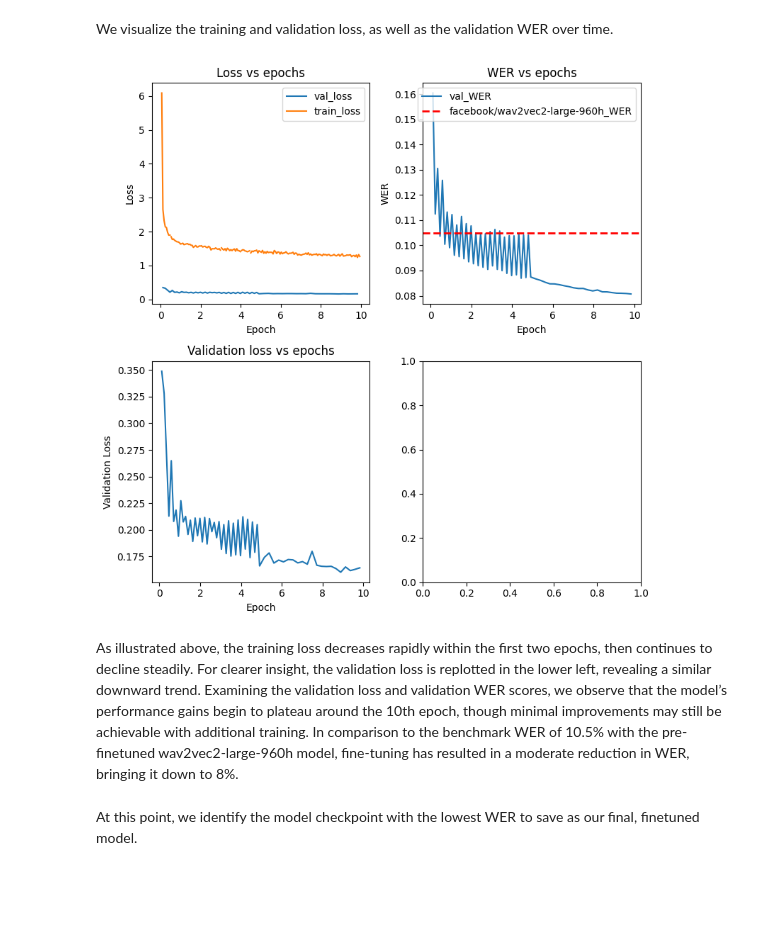
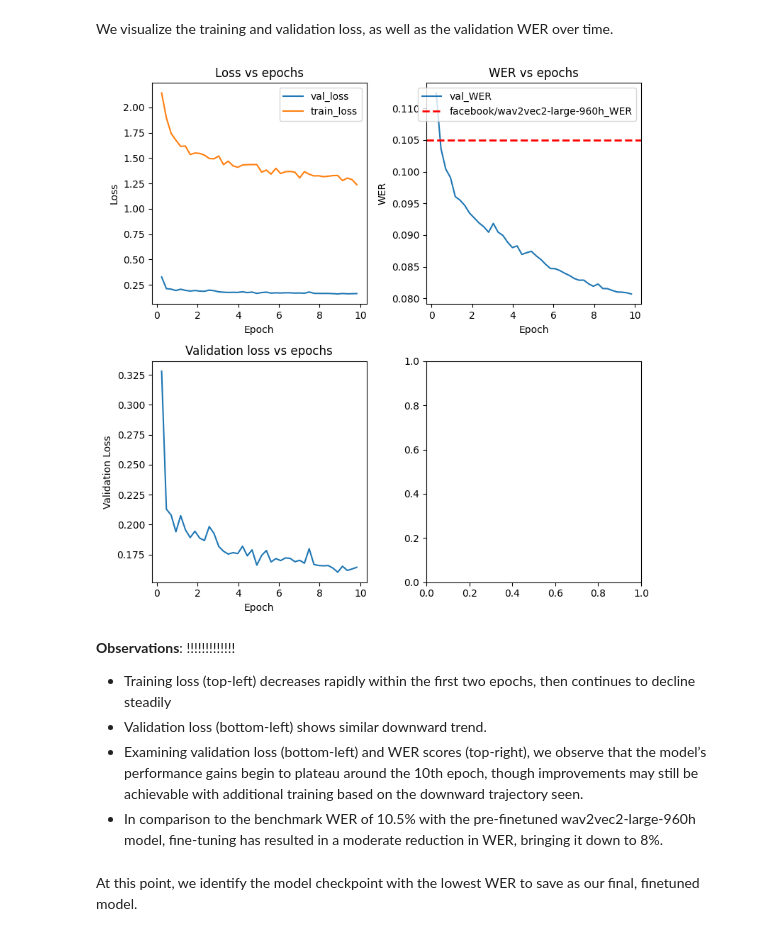
Before and after one commit to teofc111/asr_project, a Jupyter notebook: asr-train/cv-train-2a.ipynb, the cells around one changed output. Drawn from its saved outputs; the diff is of its cells as text; code cells hidden in the pictures; blank space fills up the shorter version.

```diff
--- a/asr-train/cv-train-2a.ipynb
+++ b/asr-train/cv-train-2a.ipynb
@@ -599,31 +613,35 @@ df_eval = df.loc[~pd.isna(df['eval/loss']),:]
 # %%
 fig, axs = plt.subplots(2,2,figsize=(8,8))
 axs = axs.flatten()
 
 axs[0].plot(df_eval['train/epoch'],df_eval['eval/loss'],label='val_loss')
-axs[0].plot(df['train/epoch'],df['train/loss'],label='train_loss')
+axs[0].plot(df_eval['train/epoch'],df_eval['train/loss'],label='train_loss')
 axs[0].set_title('Loss vs epochs')
 axs[0].set_xlabel('Epoch')
 axs[0].set_ylabel('Loss')
 axs[0].legend()
 
 axs[1].plot(df_eval['train/epoch'],df_eval['eval/wer'],label='val_WER')
 axs[1].axhline(y=0.105, color='red', linestyle='--', linewidth=2, label='facebook/wav2vec2-large-960h_WER')
 axs[1].set_title('WER vs epochs')
 axs[1].set_xlabel('Epoch')
 axs[1].set_ylabel('WER')
 axs[1].legend()
 
 axs[2].plot(df_eval['train/epoch'],df_eval['eval/loss'])
 axs[2].set_title('Validation loss vs epochs')
 axs[2].set_xlabel('Epoch')
 axs[2].set_ylabel('Validation Loss')
 
 fig.tight_layout()
 # %% [output]
-[figure, old version]
+[figure, new version]
 # %% [markdown]
-As illustrated above, the training loss decreases rapidly within the first two epochs, then continues to decline steadily. For clearer insight, the validation loss is replotted in the lower left, revealing a similar downward trend. Examining the validation loss and validation WER scores, we observe that the model’s performance gains begin to plateau around the 10th epoch, though minimal improvements may still be achievable with additional training. In comparison to the benchmark WER of 10.5% with the pre-finetuned wav2vec2-large-960h model, fine-tuning has resulted in a moderate reduction in WER, bringing it down to 8%.
+__Observations__: !!!!!!!!!!!!!
+- Training loss (top-left) decreases rapidly within the first two epochs, then continues to decline steadily
+- Validation loss (bottom-left) shows similar downward trend.
+- Examining validation loss (bottom-left) and WER scores (top-right), we observe that the model’s performance gains begin to plateau around the 10th epoch, though improvements may still be achievable with additional training based on the downward trajectory seen.
+- In comparison to the benchmark WER of 10.5% with the pre-finetuned wav2vec2-large-960h model, fine-tuning has resulted in a moderate reduction in WER, bringing it down to 8%.
 # %% [markdown]
 At this point, we identify the model checkpoint with the lowest WER to save as our final, finetuned model.
 # %%
```
Also changed, not shown: parts of 7 cells of this notebook.
